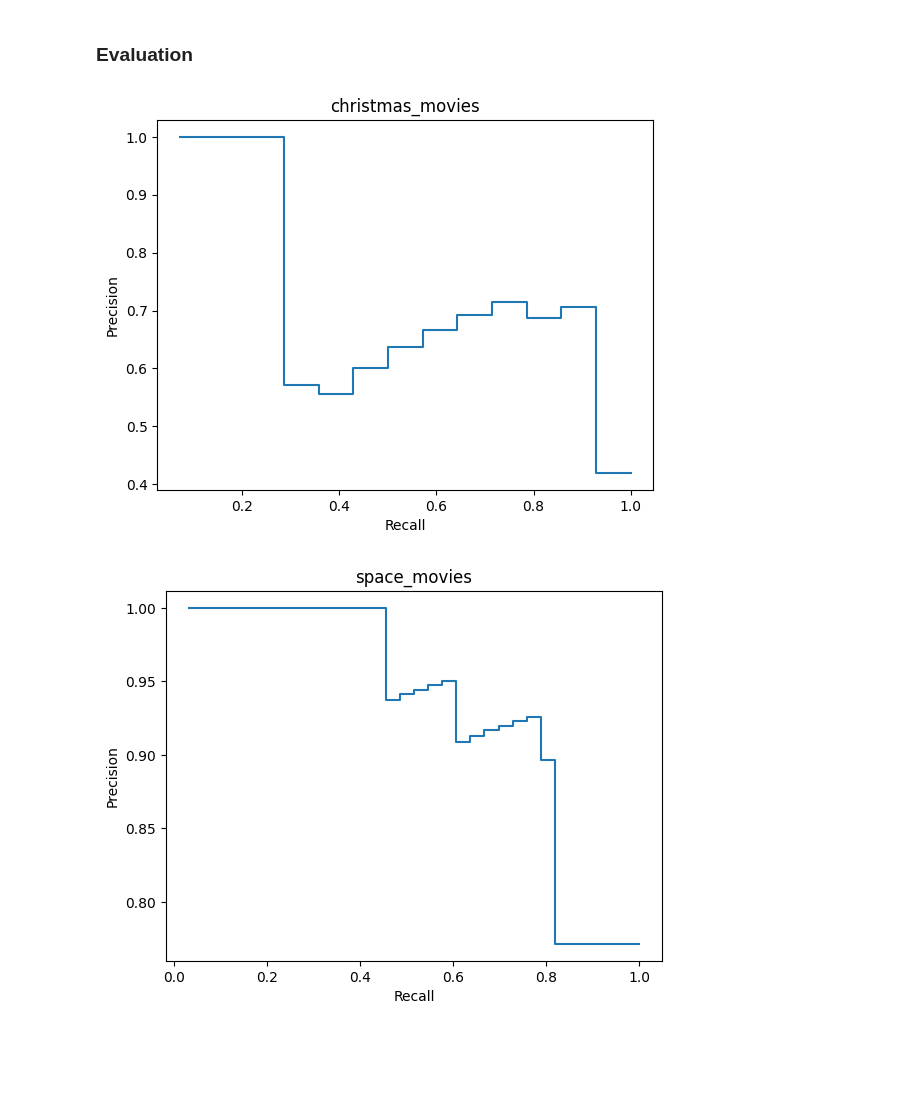
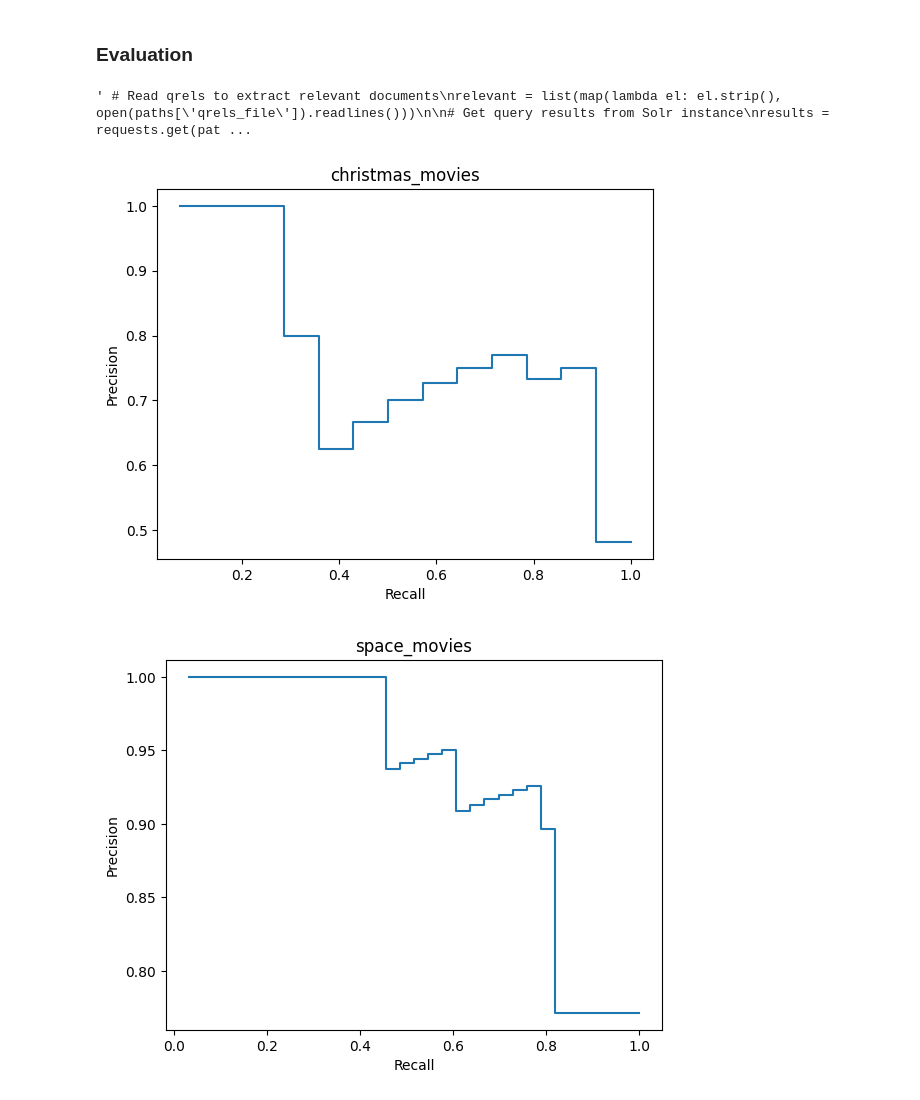
Before and after one commit to margaridav27/feup-pri, a Jupyter notebook: milestone3/notebooks/evaluation.ipynb, the cells around one changed output. Saved outputs shown, nothing was run; the diff lists cells and outputs as text; code cells hidden in the pictures; blank space fills up the shorter version.

Commit message:
New metric

```diff
--- a/milestone3/notebooks/evaluation.ipynb
+++ b/milestone3/notebooks/evaluation.ipynb
@@ -13,7 +13,7 @@ CHRISTMAS_QRELS_FILE = "../qrels_files/christmas_movies.txt"
 ROMANCE_TEEN_QRELS_FILE = "../qrels_files/romance_teen.txt"
 SPACE_QRELS_FILE = "../qrels_files/space_movies.txt"
 
-CHRISTMAS_QUERY_URL = "http://localhost:8983/solr/imdb_movies/select?defType=dismax&fl=score%20*&indent=true&q.op=OR&q=christmas%5E2%20santa%5E2%20snow%20elf%20rodolf%20festive%20claus%20merry%20holliday%20%22candy%20cane%22%20%22christmas%20tree%22%20eve%20advent&qf=originalTitle%5E1.5%20primaryTitle%5E1.5%20synopsis%5E2&tie=0.1&rows=300"
+CHRISTMAS_QUERY_URL = "http://localhost:8983/solr/imdb_movies/select?defType=dismax&fl=score%20*&indent=true&q.op=OR&q=christmas%5E2%20santa%5E2%20snow%20elf%20rodolf%20festive%20claus%20merry%20holliday%20%22candy%20cane%22%20%22christmas%20tree%22%20%22christmas%20eve%22%20advent&qf=originalTitle%5E1.5%20primaryTitle%5E1.5%20synopsis%5E2&tie=0.1&rows=300"
 
 SPACE_QUERY_URL = "http://localhost:8983/solr/imdb_movies/select?defType=dismax&fl=score%20*&indent=true&q.op=OR&q=space%20astronaut%20galaxy%20planets&qf=originalTitle%5E1.5%20primaryTitle%5E1.5%20synopsis%5E2&tie=0.1&rows=300"
 
@@ -33,6 +33,14 @@ info = {
         "qrels_file": ROMANCE_TEEN_QRELS_FILE,
     },
 }
+# %%
+""" # Read qrels to extract relevant documents
+relevant = list(map(lambda el: el.strip(), open(paths['qrels_file']).readlines()))
+
+# Get query results from Solr instance
+results = requests.get(paths['query_url']).json()["response"]["docs"] """
+# %% [output]
+' # Read qrels to extract relevant documents\nrelevant = list(map(lambda el: el.strip(), open(paths[\'qrels_file\']).readlines()))\n\n# Get query results from Solr instance\nresults = requests.get(pat ...
 # %%
 for movie_type, paths in info.items():
     # Read qrels to extract relevant documents
@@ -43,7 +51,7 @@ for movie_type, paths in info.items():
 
 
     # Define metrics to be calculated
-    evaluation_metrics = {"ap": "Average Precision", "p10": "Precision at 10 (P@10)"}
+    evaluation_metrics = {"ap": "Average Precision", "p10": "Precision at 10 (P@10)", "ia": "Individual Assessment"}
 
     # Calculate all metrics and export results as LaTeX table
     df = pd.DataFrame(
@@ -55,7 +63,7 @@ for movie_type, paths in info.items():
     )
 
     with open(f"../results/{movie_type}/results.tex", "w") as tf:
-        tf.write(df.to_latex())
+        tf.write(df.style.to_latex())
 
 
     # PRECISION-RECALL CURVE
@@ -64,32 +72,32 @@ for movie_type, paths in info.items():
         len([doc for doc in results[:idx] if doc["tconst"] in relevant]) / idx
         for idx, _ in enumerate(results, start=1)
     ]
 
     recall_values = [
         len([doc for doc in results[:idx] if doc["tconst"] in relevant]) / len(relevant)
         for idx, _ in enumerate(results, start=1)
     ]
 
     precision_recall_match = {k: v for k, v in zip(recall_values, precision_values)}
 
     # Extend recall_values to include traditional steps for a better curve (0.1, 0.2 ...)
     recall_values.extend([step for step in np.arange(0.1, 1.1, 0.1) if step not in recall_values])
     recall_values = sorted(set(recall_values))
 
     # Extend matching dict to include these new intermediate steps
     for idx, step in enumerate(recall_values):
         if step in precision_recall_match:
             continue
 
         if recall_values[idx - 1] in precision_recall_match:
             precision_recall_match[step] = precision_recall_match[recall_values[idx - 1]]
         else:
             precision_recall_match[step] = precision_recall_match[recall_values[idx + 1]]
 
     disp = PrecisionRecallDisplay([precision_recall_match.get(r) for r in recall_values], recall_values)
     disp.plot()
     plt.title(f"{movie_type}")
     plt.savefig(f"../results/{movie_type}/precision_recall.pdf")
 # %% [output]
-[figure, old version]
+[figure, new version]
 [figure]
```
Also changed, not shown: parts of 1 cell of this notebook, 8 other files.
